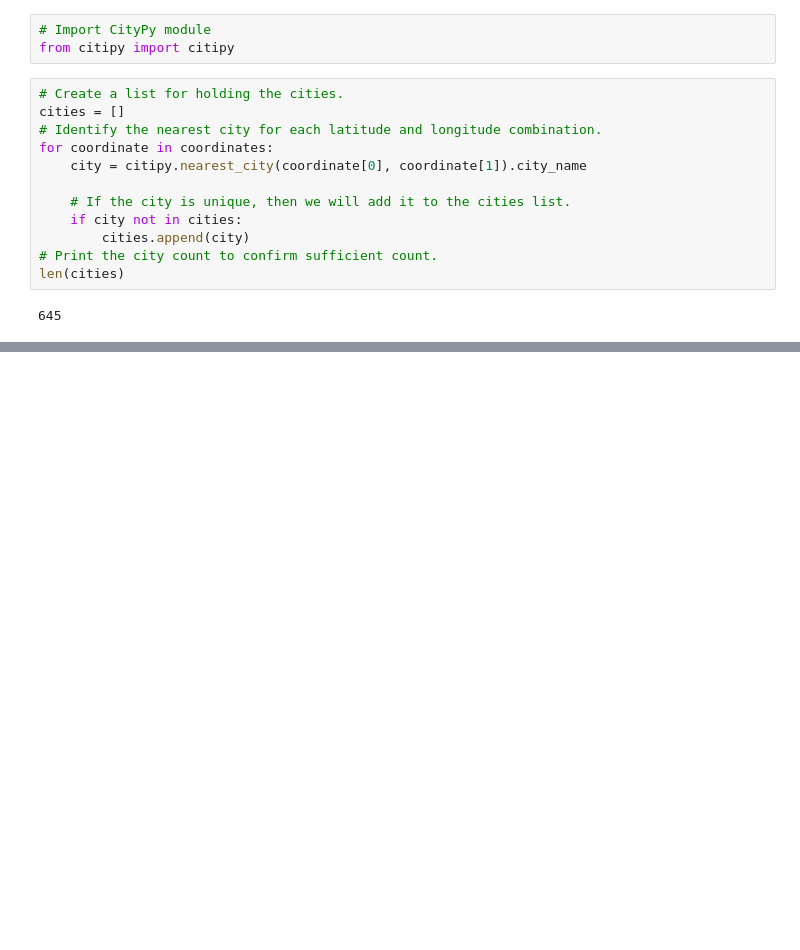
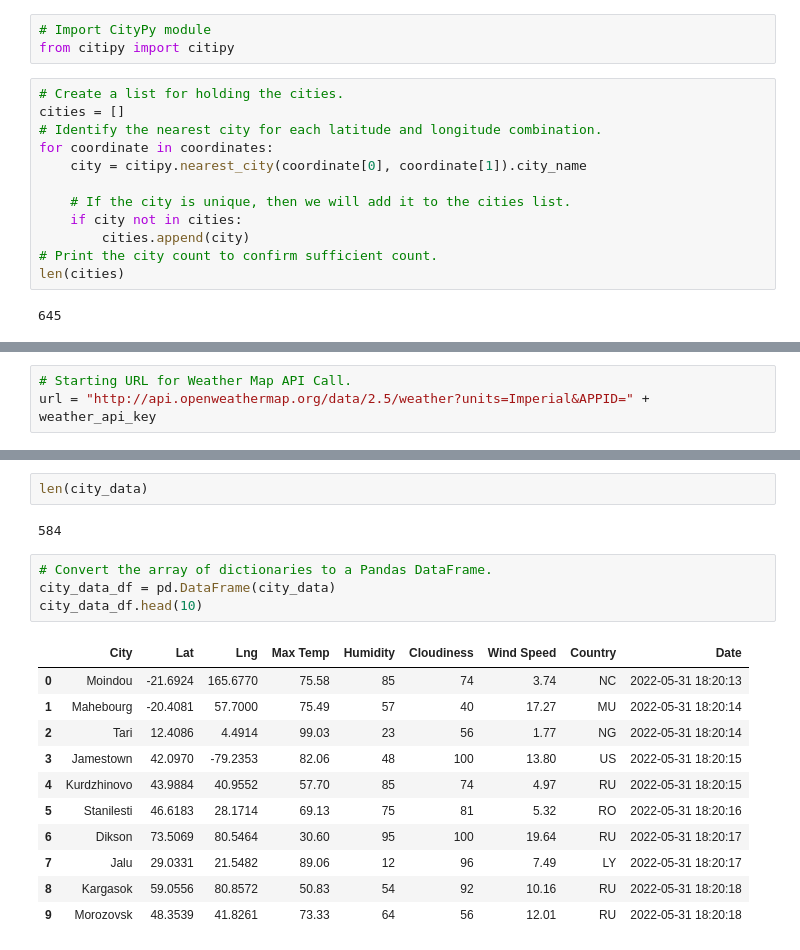
Before and after one commit to Jonathan-Moreno/World_Weather_Analysis, a Jupyter notebook: WeatherPy.ipynb, the cells around one changed output, grey strips where cells are left out. Drawn from its saved outputs; the diff is of its cells as text; blank space fills up the shorter version.

```diff
--- a/WeatherPy.ipynb
+++ b/WeatherPy.ipynb
@@ -55,0 +62,3 @@ len(cities)
+# %%
+# Starting URL for Weather Map API Call.
+url = "http://api.openweathermap.org/data/2.5/weather?units=Imperial&APPID=" + weather_api_key
@@ -55,0 +149,20 @@ len(cities)
+# %%
+len(city_data)
+# %% [output]
+584
+# %%
+# Convert the array of dictionaries to a Pandas DataFrame.
+city_data_df = pd.DataFrame(city_data)
+city_data_df.head(10)
+# %% [output]
+|  | City | Lat | Lng | Max Temp | Humidity | Cloudiness | Wind Speed | Country | Date |
+| 0 | Moindou | -21.6924 | 165.6770 | 75.58 | 85 | 74 | 3.74 | NC | 2022-05-31 18:20:13 |
+| 1 | Mahebourg | -20.4081 | 57.7000 | 75.49 | 57 | 40 | 17.27 | MU | 2022-05-31 18:20:14 |
+| 2 | Tari | 12.4086 | 4.4914 | 99.03 | 23 | 56 | 1.77 | NG | 2022-05-31 18:20:14 |
+| 3 | Jamestown | 42.0970 | -79.2353 | 82.06 | 48 | 100 | 13.80 | US | 2022-05-31 18:20:15 |
+| 4 | Kurdzhinovo | 43.9884 | 40.9552 | 57.70 | 85 | 74 | 4.97 | RU | 2022-05-31 18:20:15 |
+| 5 | Stanilesti | 46.6183 | 28.1714 | 69.13 | 75 | 81 | 5.32 | RO | 2022-05-31 18:20:16 |
+| 6 | Dikson | 73.5069 | 80.5464 | 30.60 | 95 | 100 | 19.64 | RU | 2022-05-31 18:20:17 |
+| 7 | Jalu | 29.0331 | 21.5482 | 89.06 | 12 | 96 | 7.49 | LY | 2022-05-31 18:20:17 |
+| 8 | Kargasok | 59.0556 | 80.8572 | 50.83 | 54 | 92 | 10.16 | RU | 2022-05-31 18:20:18 |
+| 9 | Morozovsk | 48.3539 | 41.8261 | 73.33 | 64 | 56 | 12.01 | RU | 2022-05-31 18:20:18 |
```
Also changed, not shown: parts of 5 cells of this notebook, 4 other files.
